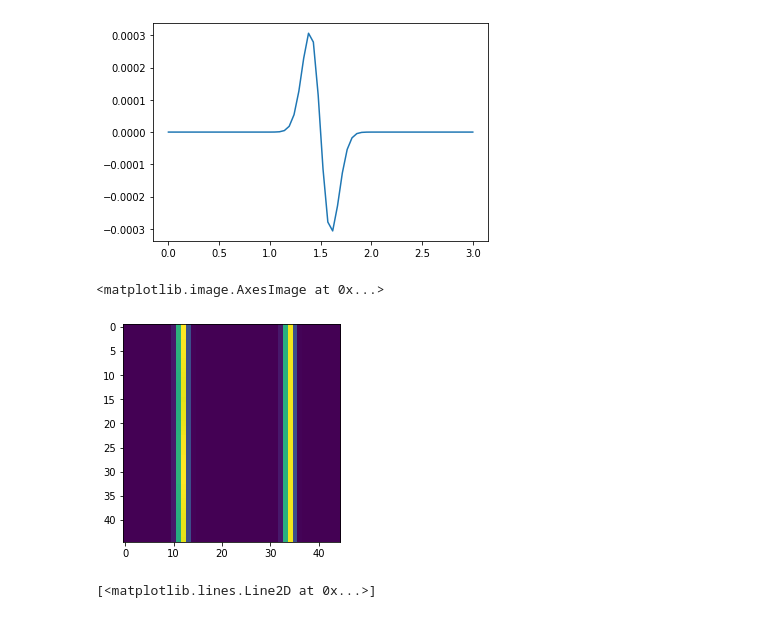
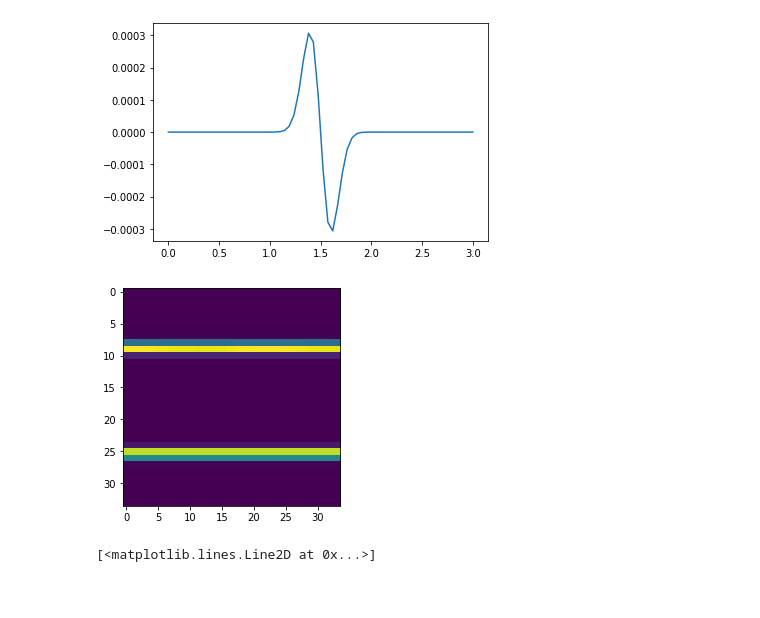
Before and after one commit to mdgordillob/plasmonics, a Jupyter notebook: Untitled19.ipynb, the cells around one changed output. Cells and saved outputs as stored; diff of their text form; code cells hidden in the pictures.

Commit message:
meshgrid

```diff
--- a/Untitled19.ipynb
+++ b/Untitled19.ipynb
@@ -70,69 +99,56 @@ plt.plot(x,E)
 [<matplotlib.lines.Line2D at 0x...>]
 [figure]
 # %%
+g=0
 def Efield(f,x,v,N,M):
     ne=np.zeros(N)
     for i in range(N):
         ne[i] = np.trapz(f[:,i], x)
     rho=ne-1
     rho=np.transpose(rho)
     A=np.zeros((N,N))
     A.fill(-1)
     np.fill_diagonal(A, 2)
     phi=np.linalg.inv(A).dot(rho)
     E=np.gradient(phi,x)
     return E
+
 def BC(f,M):
     for j in range(0,M):
         f[0][j]=0.5*(f[0][j]+f[M-1][j])
         f[M-1][j]= f[0][j]
-        return f
+    return f
 
+def f0(x,v):
+    N=33
+    M=33
+    L=2
+    f=(0.5/np.sqrt(vth2*np.pi)) * np.exp(-((v-vs1)*(v-vs1))/vth2)
+    f+=(0.5/np.sqrt(vth2*np.pi)) * np.exp(-((v-vs2)*(v-vs2))/vth2)*(1+0.02*np.cos(3*np.pi*x/L))
+    return f
+while(g<1):
+    dt=0.01
+    vth2 = 0.02
+    vmax=3
+    L=2
+    N=34
+    M=34
+    dx=L/N
+    dv=vmax/M
+    x=np.linspace(0,L,N)
+    v=np.linspace(-vmax,vmax,M)
+    vs1 = 1.6
+    vs2 = -1.4
+    f99=np.zeros((N,M))
+    fnew4=np.zeros((N,M))
+    fnew5=np.zeros((N,M))
+    fnew6=np.zeros((N,M))
+    X,V=np.meshgrid(x,v)
+    fnew4=f0(X,V)
 
-N=33
-M=33
-h=1/((N-1)**2)
-dt=0.01
-vth2 = 0.02
-g=0
-vmax=3
-L=2
-dx=L/N
-dv=vmax/M
-x=np.linspace(0,L,N)
-v=np.linspace(-vmax,vmax,M)
-vs1 = 1.6
-vs2 = -1.4
-f99=np.zeros((N,M))
-fnew4=np.zeros((N,M))
-fnew5=np.zeros((N,M))
-fnew6=np.zeros((N,M))
-for i in range (0,N):
-    for j in range(0,M):
-        f99[i][j] = (0.5/np.sqrt(vth2*np.pi)) * np.exp(-((v[j]-vs1)*(v[j]-vs1))/vth2)
-        f99[i][j] = f99[i][j] + (0.5/np.sqrt(vth2*np.pi)) * np.exp(-((v[j]-vs2)*(v[j]-vs2))/vth2)*(1+0.02*np.cos(3*np.pi*x[i]/L))
-while(g<2):
-    for j in range (0,N-1):
-        for i in range (0,M-1):
-                fnew4[i][j]=interp(f99,x[i]-0.5*dt*np.abs(v[j]),v[j],dx,dv,N,M)
-
-    f99=fnew4
-    fnew4=BC(fnew4,M)
-    E=Efield(fnew4,x,v,N,M)
-    for j in range (0,N-1):
-        for i in range (0,M-1):
-                fnew5[i][j]=interp(fnew4,x[i],v[j]-E[i]*dt,dx,dv,N,M)
-    fnew5=BC(fnew5,M)
-    for j in range (0,N-1):
-        for i in range (0,M-1):
-                fnew6[i][j]=interp(fnew5,x[i]-0.5*dt*np.abs(v[j]),v[j],dx,dv,N,M)
-    fnew6=BC(fnew6,M)
-    f99=fnew6
     g=g+1
-plt.imshow(fnew4)
 # %% [output]
-<matplotlib.image.AxesImage at 0x...>
-[figure, old version]
+[figure, new version]
 # %%
 plt.imshow(fnew4)
 # %% [output]
```
Also changed, not shown: parts of 2 cells of this notebook.
